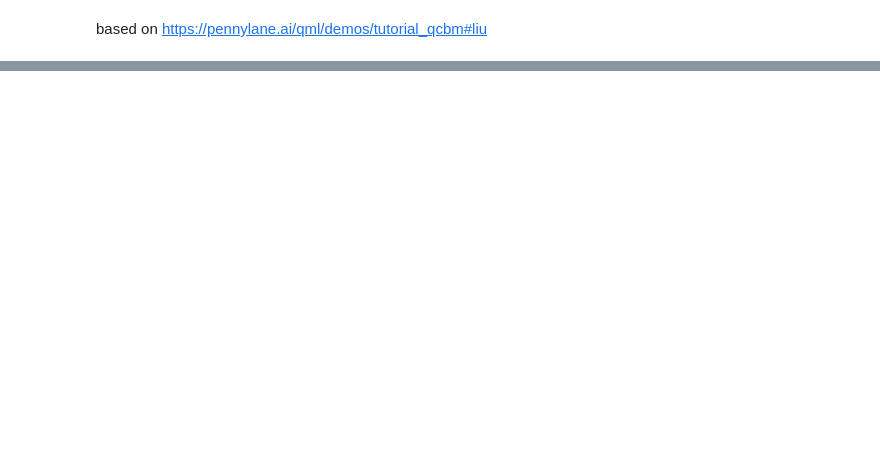
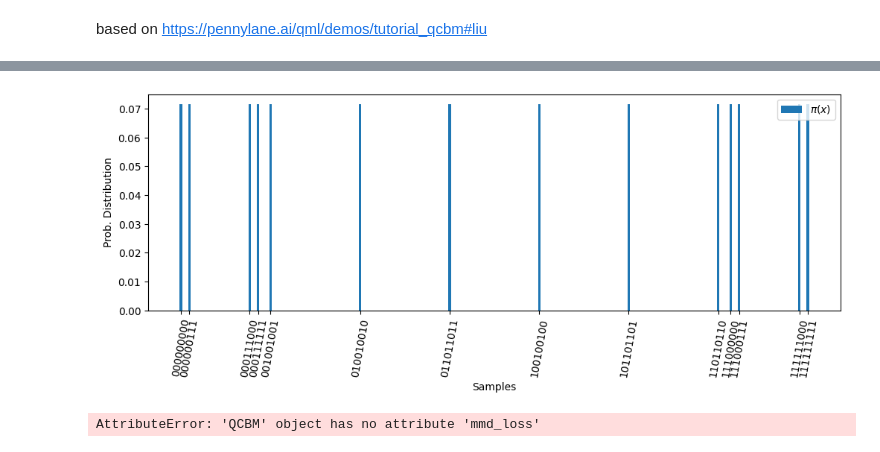
Before and after one commit to mattia-robbiano/prj-qml_cern, a Jupyter notebook: start.ipynb, the cells around one changed output, grey strips where cells are left out. Saved outputs shown, nothing was run; the diff lists cells and outputs as text; code cells hidden in the pictures; blank space fills up the shorter version.

```diff
--- a/start.ipynb
+++ b/start.ipynb
@@ -56,0 +154,15 @@ class QCBM:
+# %%
+probs = np.zeros(2**size)
+probs[nums] = 1 / len(data)
+
+plt.figure(figsize=(12, 5))
+plt.bar(np.arange(2**size), probs, width=2.0, label=r"$\pi(x)$")
+plt.xticks(nums, bitstrings, rotation=80)
+
+plt.xlabel("Samples")
+plt.ylabel("Prob. Distribution")
+plt.legend(loc="upper right")
+plt.subplots_adjust(bottom=0.3)
+plt.show()
+# %% [output]
+[figure, added]
@@ -56,0 +201,24 @@ class QCBM:
+# %%
+@jax.jit
+def update_step(params, opt_state):
+    (loss_val, qcbm_probs), grads = jax.value_and_grad(qcbm.mmd_loss, has_aux=True)(params)
+    updates, opt_state = opt.update(grads, opt_state)
+    params = optax.apply_updates(params, updates)
+    kl_div = -jnp.sum(qcbm.py * jnp.nan_to_num(jnp.log(qcbm_probs / qcbm.py)))
+    return params, opt_state, loss_val, kl_div
+
+mmd
+history = []
+divs = []
+n_iterations = 100
+
+for i in range(n_iterations):
+    weights, opt_state, loss_val, kl_div = update_step(weights, opt_state)
+
+    if i % 10 == 0:
+        print(f"Step: {i} Loss: {loss_val:.4f} KL-div: {kl_div:.4f}")
+
+    history.append(loss_val)
+    divs.append(kl_div)
+# %% [output]
+AttributeError: 'QCBM' object has no attribute 'mmd_loss'
```
Also changed, not shown: parts of 11 cells of this notebook, 1 other file.
